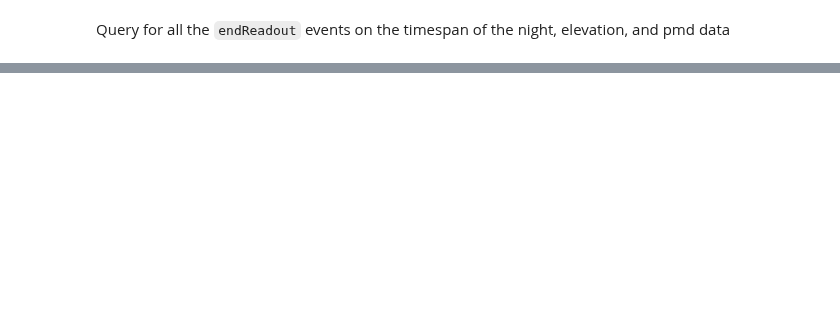
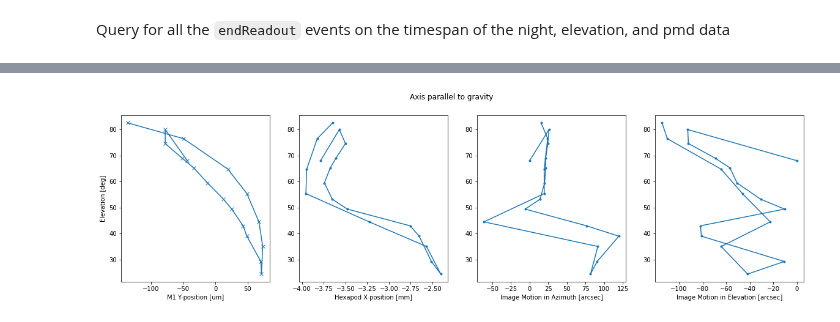
Before and after one commit to lsst-ts/ts_notebooks, a Jupyter notebook: pingraham/summit_notebooks/AT_20210607/M1_Mirror_motion.ipynb, the cells around one changed output, grey strips where cells are left out. Saved outputs shown, nothing was run; the diff lists cells and outputs as text; code cells hidden in the pictures; blank space fills up the shorter version.

Commit message:
updated M1 mirror motion notebook to look at M1 tip/tilt

```diff
--- a/pingraham/summit_notebooks/AT_20210607/M1_Mirror_motion.ipynb
+++ b/pingraham/summit_notebooks/AT_20210607/M1_Mirror_motion.ipynb
@@ -53,0 +232,8 @@ len(pmd)
+# %%
+from lsst.pipe.tasks.quickFrameMeasurement import QuickFrameMeasurementTask
+from lsst.ts.observing.utilities.auxtel.latiss.utils import parse_obs_id,calculate_xy_offsets
+from lsst.ts.observing.utilities.auxtel.latiss.getters import get_image
+from astropy import units as u
+from lsst.geom import PointD
+qm_config = QuickFrameMeasurementTask.ConfigClass()
+qm = QuickFrameMeasurementTask(config=qm_config)
@@ -53,0 +279,10 @@ len(pmd)
+# %%
+def rotation_matrix(angle):
+    """Rotation matrix.
+    """
+    return np.array(
+        [
+            [np.cos(np.radians(angle)), -np.sin(np.radians(angle)), 0.0],
+            [np.sin(np.radians(angle)), np.cos(np.radians(angle)), 0.0],
+            [0.0, 0.0, 1.0],
+        ])
@@ -53,0 +329,28 @@ len(pmd)
+# %%
+calc_data['azShift']=azel_correction[0,:]
+calc_data['elShift']=azel_correction[1,:]
+# %%
+fig, (ax1, ax2, ax3, ax4) = plt.subplots(1, 4,figsize=(20, 5))
+fig.suptitle('Axis parallel to gravity')
+xvals = (calc_data.m1_y_pos-np.mean(calc_data.m1_y_pos))*1000 # um
+yvals = calc_data.elevationCalculatedAngle1
+
+ax1.plot(xvals, yvals, 'x-')
+ax1.set_ylabel('Elevation [deg]')
+ax1.set_xlabel('M1 Y-position [um]')
+
+xvals=calc_data.reportedPosition0
+ax2.plot(xvals,yvals, '.-')
+ax2.set_xlabel('Hexapod X-position [mm]')
+
+xvals=calc_data.azShift
+ax3.plot(xvals,yvals, '.-')
+ax3.set_xlabel('Image Motion in Azimuth [arcsec]')
+
+xvals=calc_data.elShift
+ax4.plot(xvals,yvals, '.-')
+ax4.set_xlabel('Image Motion in Elevation [arcsec]')
+
+plt.show()
+# %% [output]
+[figure, added]
```
Also changed, not shown: parts of 40 cells of this notebook.
